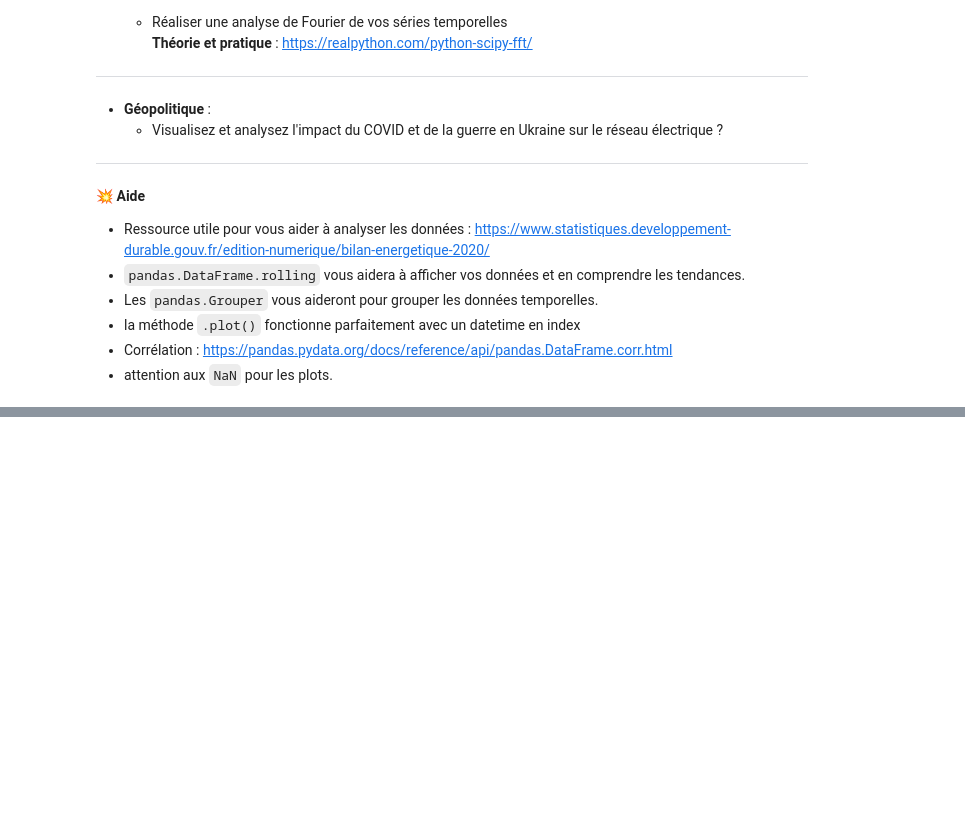
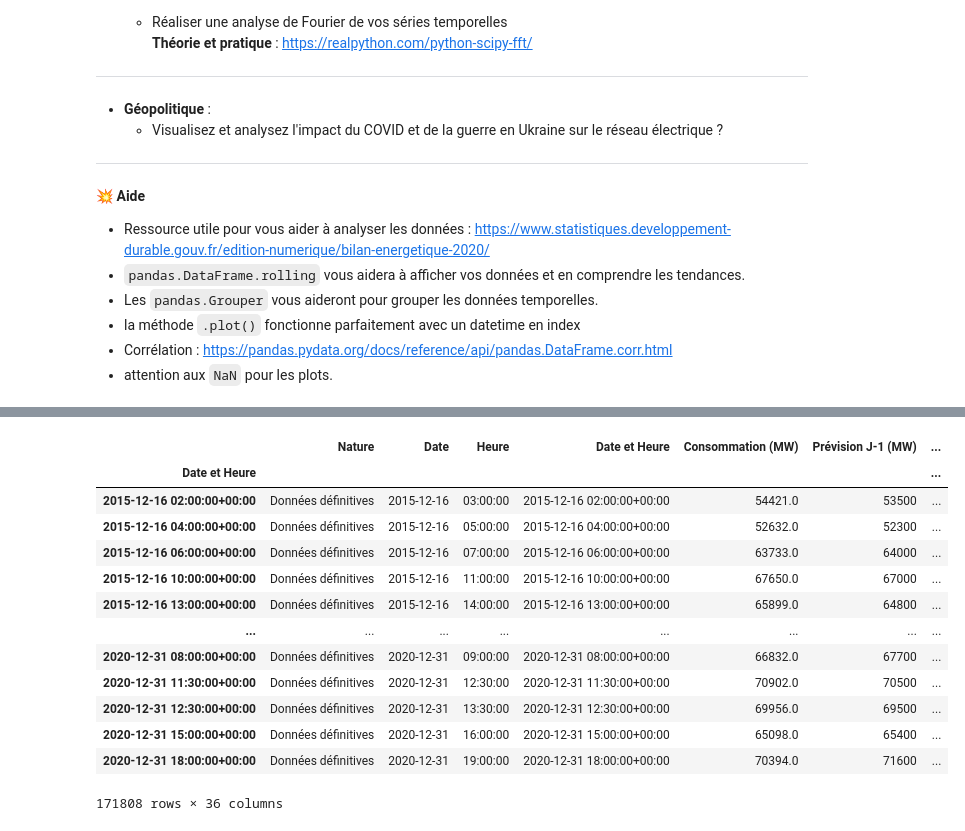
Before and after one commit to ELMOTTA89/Statistique, a Jupyter notebook: 2 - Cas d_étude RTE - Séries temporelles/1_RTE_TimesSeries_National_Etudiant.ipynb, the cells around one changed output, grey strips where cells are left out. Cells and saved outputs as stored; diff of their text form; code cells hidden in the pictures; blank space fills up the shorter version.

```diff
--- a/2 - Cas d_étude RTE - Séries temporelles/1_RTE_TimesSeries_National_Etudiant.ipynb
+++ b/2 - Cas d_étude RTE - Séries temporelles/1_RTE_TimesSeries_National_Etudiant.ipynb
@@ -377,0 +337,19 @@ plt.show()
+# %%
+
+date_time_index = pd.DatetimeIndex(data = df_con_pkl["Date et Heure"], dtype="datetime64[ns, UTC]")
+df_con_pkl.set_index(date_time_index, inplace = True)
+# %% [output]
+|  | Nature | Date | Heure | Date et Heure | Consommation (MW) | Prévision J-1 (MW) | ... |
+| Date et Heure |  |  |  |  |  |  | ... |
+| 2015-12-16 02:00:00+00:00 | Données définitives | 2015-12-16 | 03:00:00 | 2015-12-16 02:00:00+00:00 | 54421.0 | 53500 | ... |
+| 2015-12-16 04:00:00+00:00 | Données définitives | 2015-12-16 | 05:00:00 | 2015-12-16 04:00:00+00:00 | 52632.0 | 52300 | ... |
+| 2015-12-16 06:00:00+00:00 | Données définitives | 2015-12-16 | 07:00:00 | 2015-12-16 06:00:00+00:00 | 63733.0 | 64000 | ... |
+| 2015-12-16 10:00:00+00:00 | Données définitives | 2015-12-16 | 11:00:00 | 2015-12-16 10:00:00+00:00 | 67650.0 | 67000 | ... |
+| 2015-12-16 13:00:00+00:00 | Données définitives | 2015-12-16 | 14:00:00 | 2015-12-16 13:00:00+00:00 | 65899.0 | 64800 | ... |
+| ... | ... | ... | ... | ... | ... | ... | ... |
+| 2020-12-31 08:00:00+00:00 | Données définitives | 2020-12-31 | 09:00:00 | 2020-12-31 08:00:00+00:00 | 66832.0 | 67700 | ... |
+| 2020-12-31 11:30:00+00:00 | Données définitives | 2020-12-31 | 12:30:00 | 2020-12-31 11:30:00+00:00 | 70902.0 | 70500 | ... |
+| 2020-12-31 12:30:00+00:00 | Données définitives | 2020-12-31 | 13:30:00 | 2020-12-31 12:30:00+00:00 | 69956.0 | 69500 | ... |
+| 2020-12-31 15:00:00+00:00 | Données définitives | 2020-12-31 | 16:00:00 | 2020-12-31 15:00:00+00:00 | 65098.0 | 65400 | ... |
+| 2020-12-31 18:00:00+00:00 | Données définitives | 2020-12-31 | 19:00:00 | 2020-12-31 18:00:00+00:00 | 70394.0 | 71600 | ... |
+171808 rows × 36 columns
```
Also changed, not shown: parts of 24 cells of this notebook, 6 other files.
